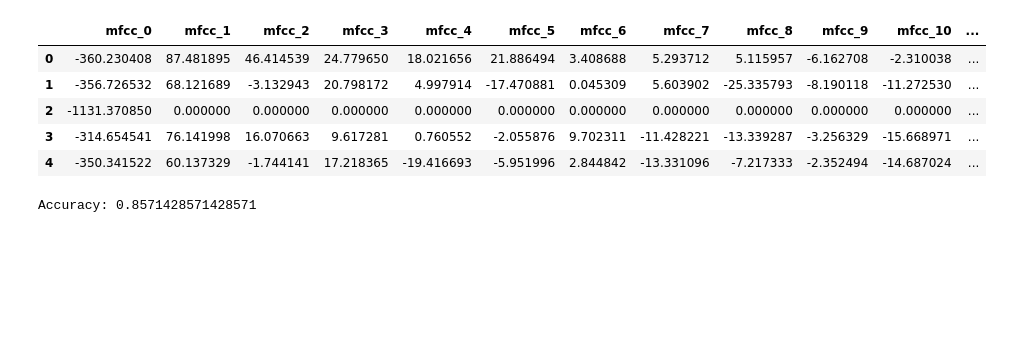
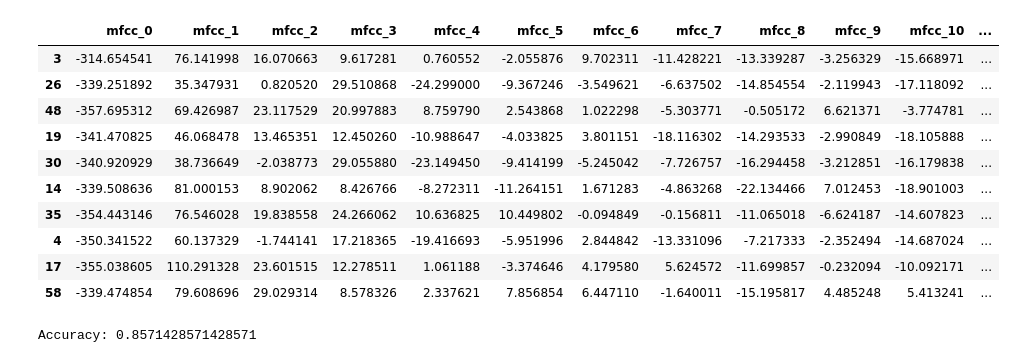
Before and after one commit to Amlaith/speech_classification, a Jupyter notebook: research/tabular.ipynb, the cells around one changed output. Cells and saved outputs as stored; diff of their text form; code cells hidden in the pictures; blank space fills up the shorter version.

```diff
--- a/research/tabular.ipynb
+++ b/research/tabular.ipynb
@@ -39,15 +39,20 @@ for class_folder in os.listdir(dataset_path):
 # Create a DataFrame from the lists
 df = pd.DataFrame(data, columns=[f'mfcc_{i}' for i in range(len(data[0]))])
 df['label'] = labels
-# %%
-df.head()
-# %% [output]
-|  | mfcc_0 | mfcc_1 | mfcc_2 | mfcc_3 | mfcc_4 | mfcc_5 | mfcc_6 | mfcc_7 | mfcc_8 | mfcc_9 | mfcc_10 | ... |
-| 0 | -360.230408 | 87.481895 | 46.414539 | 24.779650 | 18.021656 | 21.886494 | 3.408688 | 5.293712 | 5.115957 | -6.162708 | -2.310038 | ... |
-| 1 | -356.726532 | 68.121689 | -3.132943 | 20.798172 | 4.997914 | -17.470881 | 0.045309 | 5.603902 | -25.335793 | -8.190118 | -11.272530 | ... |
-| 2 | -1131.370850 | 0.000000 | 0.000000 | 0.000000 | 0.000000 | 0.000000 | 0.000000 | 0.000000 | 0.000000 | 0.000000 | 0.000000 | ... |
-| 3 | -314.654541 | 76.141998 | 16.070663 | 9.617281 | 0.760552 | -2.055876 | 9.702311 | -11.428221 | -13.339287 | -3.256329 | -15.668971 | ... |
-| 4 | -350.341522 | 60.137329 | -1.744141 | 17.218365 | -19.416693 | -5.951996 | 2.844842 | -13.331096 | -7.217333 | -2.352494 | -14.687024 | ... |
+# %%
+df.sample(10)
+# %% [output]
+|  | mfcc_0 | mfcc_1 | mfcc_2 | mfcc_3 | mfcc_4 | mfcc_5 | mfcc_6 | mfcc_7 | mfcc_8 | mfcc_9 | mfcc_10 | ... |
+| 3 | -314.654541 | 76.141998 | 16.070663 | 9.617281 | 0.760552 | -2.055876 | 9.702311 | -11.428221 | -13.339287 | -3.256329 | -15.668971 | ... |
+| 26 | -339.251892 | 35.347931 | 0.820520 | 29.510868 | -24.299000 | -9.367246 | -3.549621 | -6.637502 | -14.854554 | -2.119943 | -17.118092 | ... |
+| 48 | -357.695312 | 69.426987 | 23.117529 | 20.997883 | 8.759790 | 2.543868 | 1.022298 | -5.303771 | -0.505172 | 6.621371 | -3.774781 | ... |
+| 19 | -341.470825 | 46.068478 | 13.465351 | 12.450260 | -10.988647 | -4.033825 | 3.801151 | -18.116302 | -14.293533 | -2.990849 | -18.105888 | ... |
+| 30 | -340.920929 | 38.736649 | -2.038773 | 29.055880 | -23.149450 | -9.414199 | -5.245042 | -7.726757 | -16.294458 | -3.212851 | -16.179838 | ... |
+| 14 | -339.508636 | 81.000153 | 8.902062 | 8.426766 | -8.272311 | -11.264151 | 1.671283 | -4.863268 | -22.134466 | 7.012453 | -18.901003 | ... |
+| 35 | -354.443146 | 76.546028 | 19.838558 | 24.266062 | 10.636825 | 10.449802 | -0.094849 | -0.156811 | -11.065018 | -6.624187 | -14.607823 | ... |
+| 4 | -350.341522 | 60.137329 | -1.744141 | 17.218365 | -19.416693 | -5.951996 | 2.844842 | -13.331096 | -7.217333 | -2.352494 | -14.687024 | ... |
+| 17 | -355.038605 | 110.291328 | 23.601515 | 12.278511 | 1.061188 | -3.374646 | 4.179580 | 5.624572 | -11.699857 | -0.232094 | -10.092171 | ... |
+| 58 | -339.474854 | 79.608696 | 29.029314 | 8.578326 | 2.337621 | 7.856854 | 6.447110 | -1.640011 | -15.195817 | 4.485248 | 5.413241 | ... |
 # %%
 from sklearn.model_selection import train_test_split
 
```
Also changed, not shown: parts of 2 cells of this notebook, 5 other files.
